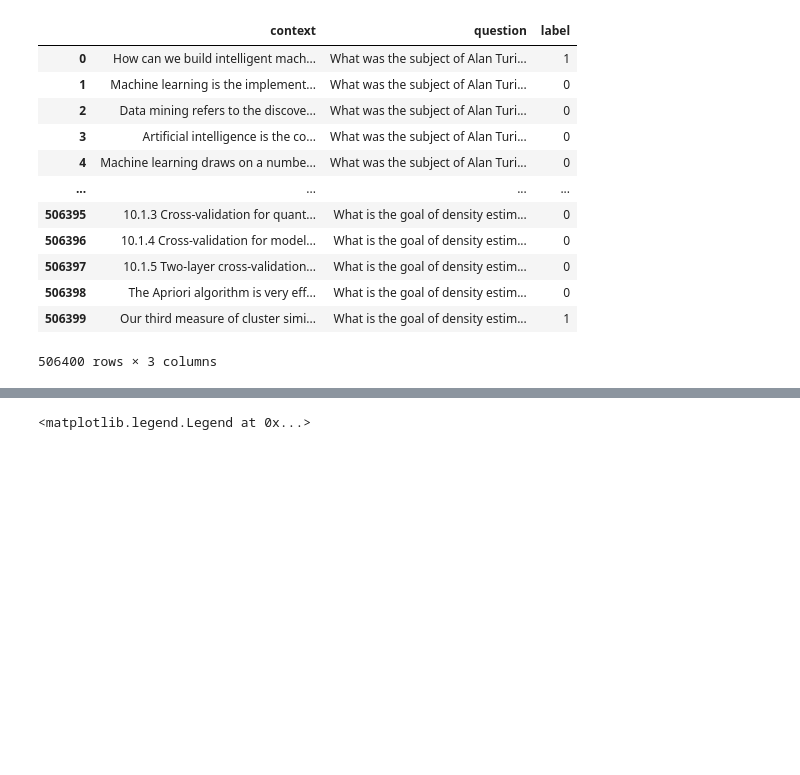
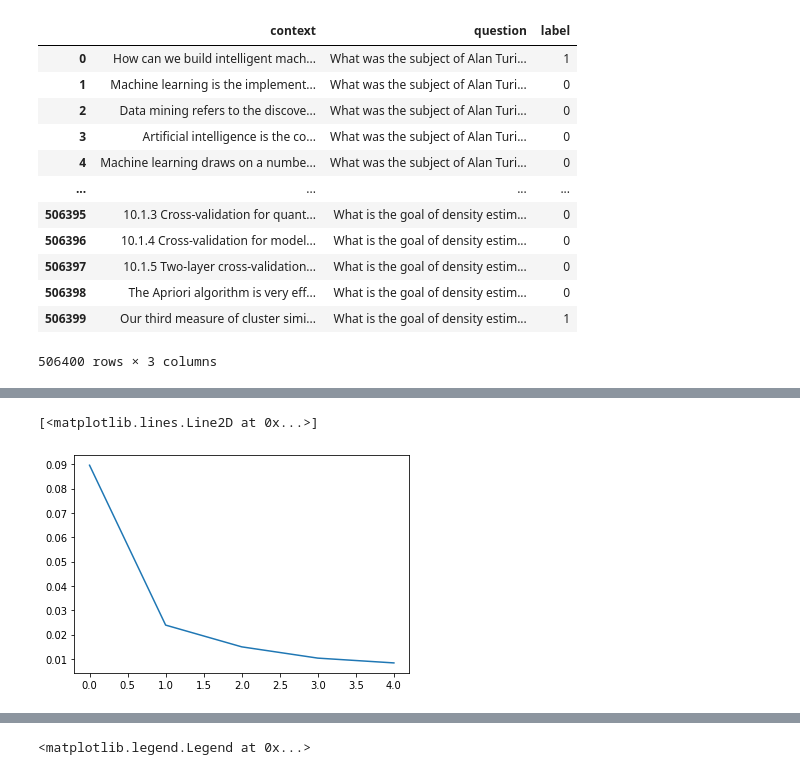
Before and after one commit to holmesec/Learning-with-ChatGPT-web-demo, a Jupyter notebook: dev/Neural Search/notebook.ipynb, the cells around one changed output, grey strips where cells are left out. Cells and saved outputs as stored; diff of their text form; code cells hidden in the pictures; blank space fills up the shorter version.

```diff
--- a/dev/Neural Search/notebook.ipynb
+++ b/dev/Neural Search/notebook.ipynb
@@ -89,10 +105,10 @@ from keras.models import Sequential
 from keras.layers import Dense, Dropout
 # %%
 neural_net = Sequential()
-neural_net.add(Dense(256, input_dim=768*2, activation='relu'))
-neural_net.add(Dense(256, activation='relu'))
-neural_net.add(Dropout(rate=0.2))
-neural_net.add(Dense(256, activation='relu'))
+neural_net.add(Dense(768, input_dim=768*2, activation='relu'))
+neural_net.add(Dense(384, activation='relu'))
+#neural_net.add(Dropout(rate=0.2))
+#neural_net.add(Dense(256, activation='relu'))
 neural_net.add(Dense(1, activation='sigmoid'))
 
 neural_net.compile(loss='binary_crossentropy', optimizer='adam', metrics=['accuracy'])
@@ -153,0 +156,5 @@ Epoch 5/5
+# %%
+plt.plot(history.history['loss'])
+# %% [output]
+[<matplotlib.lines.Line2D at 0x...>]
+[figure, added]
```
Also changed, not shown: parts of 18 cells of this notebook.
